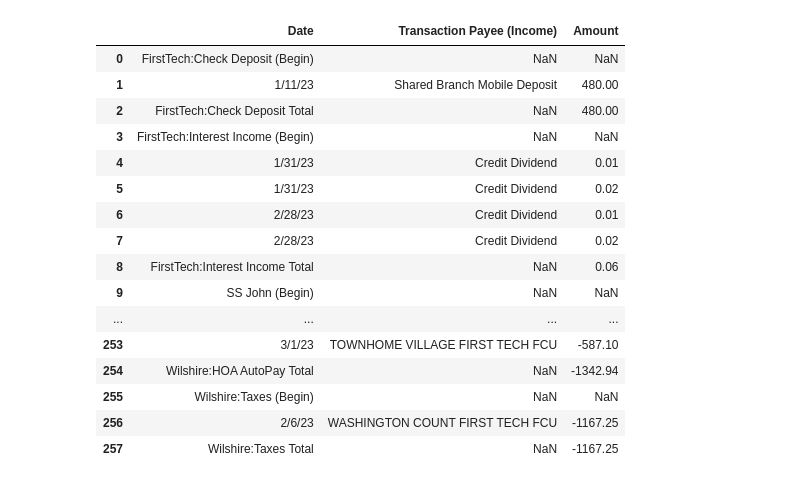
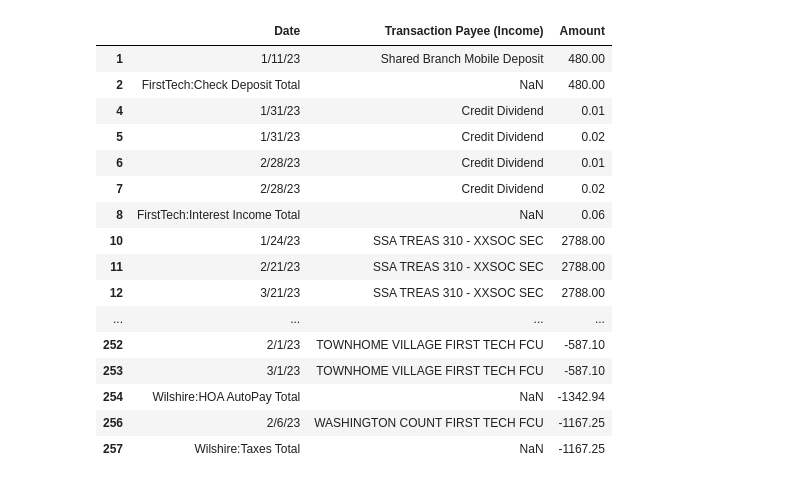
Before and after one commit to JohnTelford/budget_datagories, a Jupyter notebook: budget_categories.ipynb, the cells around one changed output. Cells and saved outputs as stored; diff of their text form; code cells hidden in the pictures.

Commit message:
refactor
Signed-off-by: John <john@johntelford.com>

```diff
--- a/budget_categories.ipynb
+++ b/budget_categories.ipynb
@@ -1,41 +1,40 @@
 # %%
 import pandas as pd
 import numpy as np
 import re
 
 budget_categories = "Category Report To Date.csv"
 
 df = pd.read_csv("Category Report To Date.csv")
 pd.set_option('display.max_rows', None)
 
 # remove $ and ,
 
 df['Amount'] = df['Amount'].str.replace('$', '').str.replace(',', '')
 # df
 # Total = df['Amount'].sum()
 
 
 df = df.drop(columns=['Chk #', 'Note', 'Memo', 'Category',	'Account' ], axis=1)
 # df.drop(df.iloc[:, 1:7], axis=1, inplace=True)
-df
-# Total = (df.loc[:, :7].sum(), axis=1)
 
+df[~df.Date.str.contains("Begin")]
 # print(Total)
 # %% [output]
 |  | Date | Transaction Payee (Income) | Amount |
-| 0 | FirstTech:Check Deposit (Begin) | NaN | NaN |
 | 1 | 1/11/23 | Shared Branch Mobile Deposit | 480.00 |
 | 2 | FirstTech:Check Deposit Total | NaN | 480.00 |
-| 3 | FirstTech:Interest Income (Begin) | NaN | NaN |
 | 4 | 1/31/23 | Credit Dividend | 0.01 |
 | 5 | 1/31/23 | Credit Dividend | 0.02 |
 | 6 | 2/28/23 | Credit Dividend | 0.01 |
 | 7 | 2/28/23 | Credit Dividend | 0.02 |
 | 8 | FirstTech:Interest Income Total | NaN | 0.06 |
-| 9 | SS John (Begin) | NaN | NaN |
+| 10 | 1/24/23 | SSA TREAS 310 - XXSOC SEC | 2788.00 |
+| 11 | 2/21/23 | SSA TREAS 310 - XXSOC SEC | 2788.00 |
+| 12 | 3/21/23 | SSA TREAS 310 - XXSOC SEC | 2788.00 |
 | ... | ... | ... | ... |
+| 252 | 2/1/23 | TOWNHOME VILLAGE FIRST TECH FCU | -587.10 |
 | 253 | 3/1/23 | TOWNHOME VILLAGE FIRST TECH FCU | -587.10 |
 | 254 | Wilshire:HOA AutoPay Total | NaN | -1342.94 |
-| 255 | Wilshire:Taxes (Begin) | NaN | NaN |
 | 256 | 2/6/23 | WASHINGTON COUNT FIRST TECH FCU | -1167.25 |
 | 257 | Wilshire:Taxes Total | NaN | -1167.25 |
```
